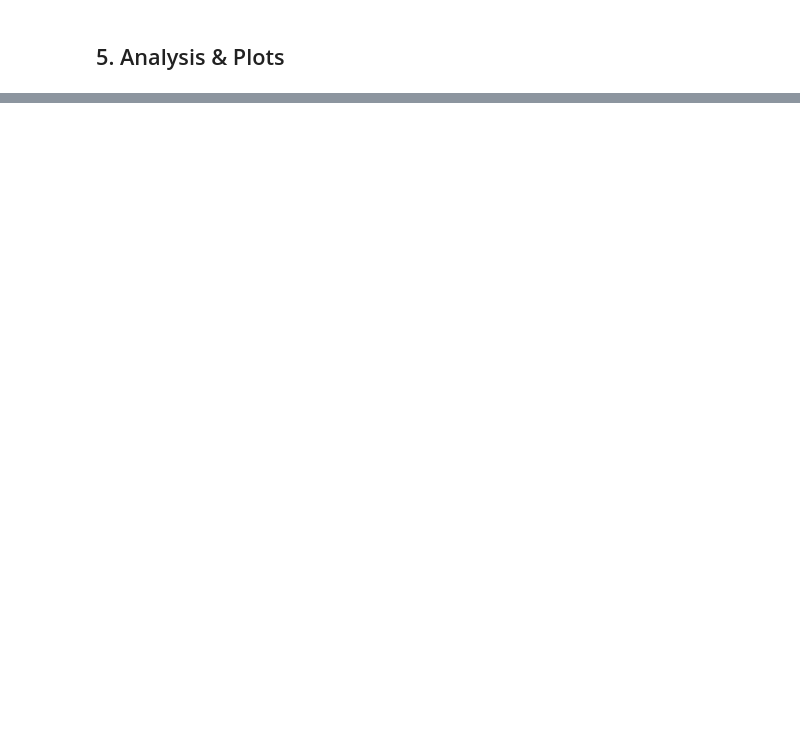
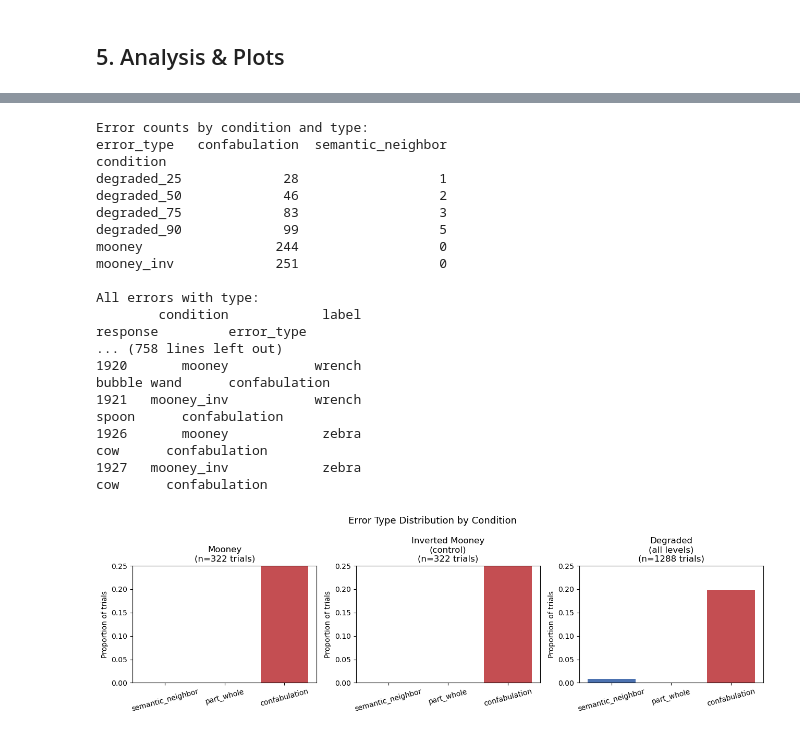
Before and after one commit to hayafaisalbugshan/feedforward-vision-vlms, a Jupyter notebook: experiment.ipynb, the cells around one changed output, grey strips where cells are left out. Saved outputs shown, nothing was run; the diff lists cells and outputs as text; code cells hidden in the pictures; blank space fills up the shorter version.

```diff
--- a/experiment.ipynb
+++ b/experiment.ipynb
@@ -600,14 +366,10 @@ PART_WHOLE = {
 def classify_error(response, true_label):
     """
     For an incorrect trial, classify the error type.
-    Returns: 'hallucination', 'part_whole', 'semantic_neighbor', or 'confabulation'
+    Returns: 'semantic_neighbor', 'part_whole', or 'confabulation'
     """
     resp = response.lower().strip()
     label = true_label.lower().replace("_", " ").strip()
-
-    # Hallucination: model output unrelated text (not an object name)
-    if len(resp.split()) > 8:
-        return "hallucination"
 
     if label in PART_WHOLE:
         for pw in PART_WHOLE[label]:
@@ -633,42 +395,55 @@ print("Error counts by condition and type:")
 print(errors.groupby(["condition", "error_type"]).size().unstack(fill_value=0))
 print()
 print("All errors with type:")
 print(errors[["condition", "label", "response", "error_type"]].to_string())
 
 # Plot: 3 panels — mooney, mooney_inv, and degraded (aggregated across levels)
 # Aggregating degraded_25/50/75 gives a stable error-type estimate across all degradation
 errors["condition_group"] = errors["condition"].apply(
     lambda c: "degraded (all levels)" if c.startswith("degraded") else c
 )
 
 results_df["condition_group"] = results_df["condition"].apply(
     lambda c: "degraded (all levels)" if c.startswith("degraded") else c
 )
 
 plot_conditions = ["mooney", "mooney_inv", "degraded (all levels)"]
 condition_labels = ["Mooney", "Inverted Mooney\n(control)", "Degraded\n(all levels)"]
-error_types = ["hallucination", "confabulation", "semantic_neighbor", "part_whole"]
-colors = ["#8B0000", "#C44E52", "#4C72B0", "#55A868"]
+error_types = ["semantic_neighbor", "part_whole", "confabulation"]
+colors = ["#4C72B0", "#55A868", "#C44E52"]
 
-fig, axes = plt.subplots(1, 3, figsize=(14, 4))
+fig, axes = plt.subplots(1, 3, figsize=(13, 4))
 
 for ax, cond, cond_label in zip(axes, plot_conditions, condition_labels):
     subset_errors = errors[errors["condition_group"] == cond]
     total = len(results_df[results_df["condition_group"] == cond])
     counts = [len(subset_errors[subset_errors["error_type"] == t]) for t in error_types]
-    proportions = [c / total for c in counts]
-    bars = ax.bar(error_types, proportions, color=colors)
-    # Label each bar with count
-    for bar, count in zip(bars, counts):
-        if count > 0:
-            ax.text(bar.get_x() + bar.get_width() / 2, bar.get_height() + 0.003,
-                    str(count), ha="center", va="bottom", fontsize=9)
+    ax.bar(error_types, [c / total for c in counts], color=colors)
     ax.set_title(f"{cond_label}\n(n={total} trials)")
     ax.set_ylabel("Proportion of trials")
-    ax.set_ylim(0, max(proportions) * 1.3 + 0.02)
-    ax.tick_params(axis='x', rotation=20)
+    ax.set_ylim(0, 0.25)
+    ax.tick_params(axis='x', rotation=15)
 
 plt.suptitle("Error Type Distribution by Condition", fontsize=13)
 plt.tight_layout()
 plt.savefig("error_type_analysis.png", dpi=150)
 plt.show()
+# %% [output]
+Error counts by condition and type:
+error_type   confabulation  semantic_neighbor
+condition
+degraded_25             28                  1
+degraded_50             46                  2
+degraded_75             83                  3
+degraded_90             99                  5
+mooney                 244                  0
+mooney_inv             251                  0
+
+All errors with type:
+        condition            label                                                                                                                                response         error_type
+... (758 lines left out)
+1920       mooney           wrench                                                                                                                             bubble wand      confabulation
+1921   mooney_inv           wrench                                                                                                                                   spoon      confabulation
+1926       mooney            zebra                                                                                                                                     cow      confabulation
+1927   mooney_inv            zebra                                                                                                                                     cow      confabulation
+[figure, added]
```
Also changed, not shown: parts of 19 cells of this notebook, 9 other files.
